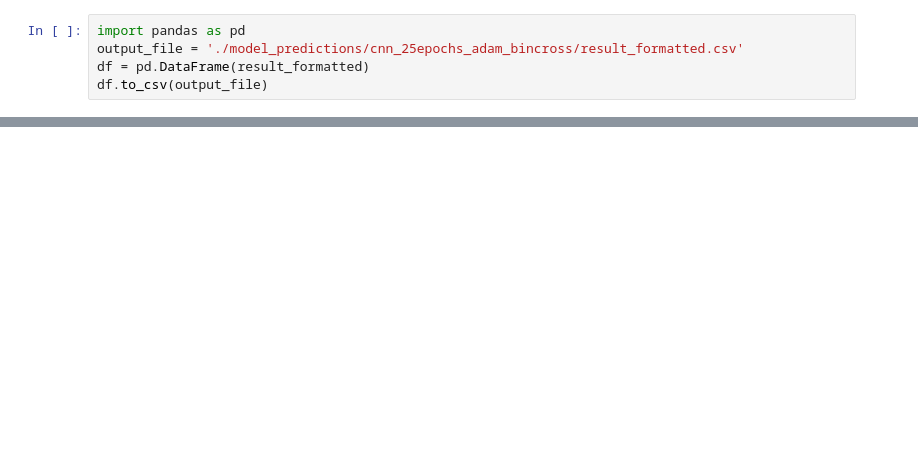
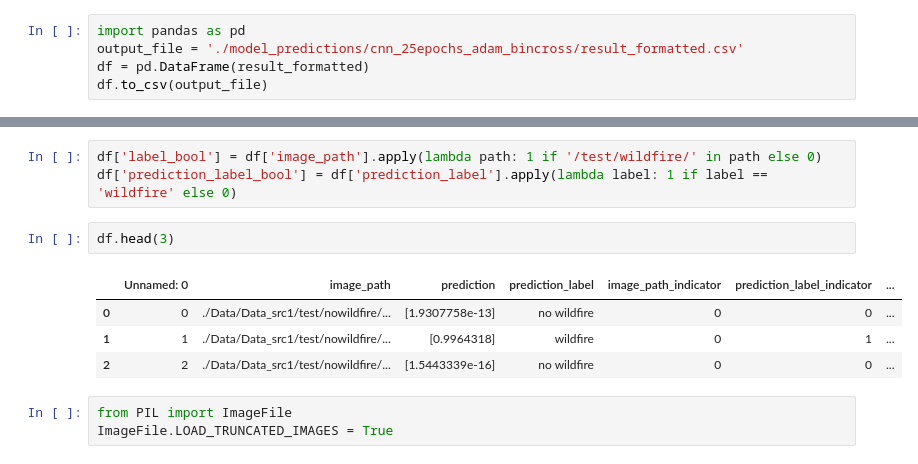
Before and after one commit to w-winnie/WildfirePrediction, a Jupyter notebook: WildfirePrediction.ipynb, the cells around one changed output, grey strips where cells are left out. Cells and saved outputs as stored; diff of their text form; blank space fills up the shorter version.

```diff
--- a/WildfirePrediction.ipynb
+++ b/WildfirePrediction.ipynb
@@ -168,0 +195,13 @@ df.to_csv(output_file)
+# %%
+df['label_bool'] = df['image_path'].apply(lambda path: 1 if '/test/wildfire/' in path else 0)
+df['prediction_label_bool'] = df['prediction_label'].apply(lambda label: 1 if label == 'wildfire' else 0)
+# %%
+df.head(3)
+# %% [output]
+|  | Unnamed: 0 | image_path | prediction | prediction_label | image_path_indicator | prediction_label_indicator | ... |
+| 0 | 0 | ./Data/Data_src1/test/nowildfire/... | [1.9307758e-13] | no wildfire | 0 | 0 | ... |
+| 1 | 1 | ./Data/Data_src1/test/nowildfire/... | [0.9964318] | wildfire | 0 | 1 | ... |
+| 2 | 2 | ./Data/Data_src1/test/nowildfire/... | [1.5443339e-16] | no wildfire | 0 | 0 | ... |
+# %%
+from PIL import ImageFile
+ImageFile.LOAD_TRUNCATED_IMAGES = True
```
Also changed, not shown: parts of 13 cells of this notebook, 1 other file.
